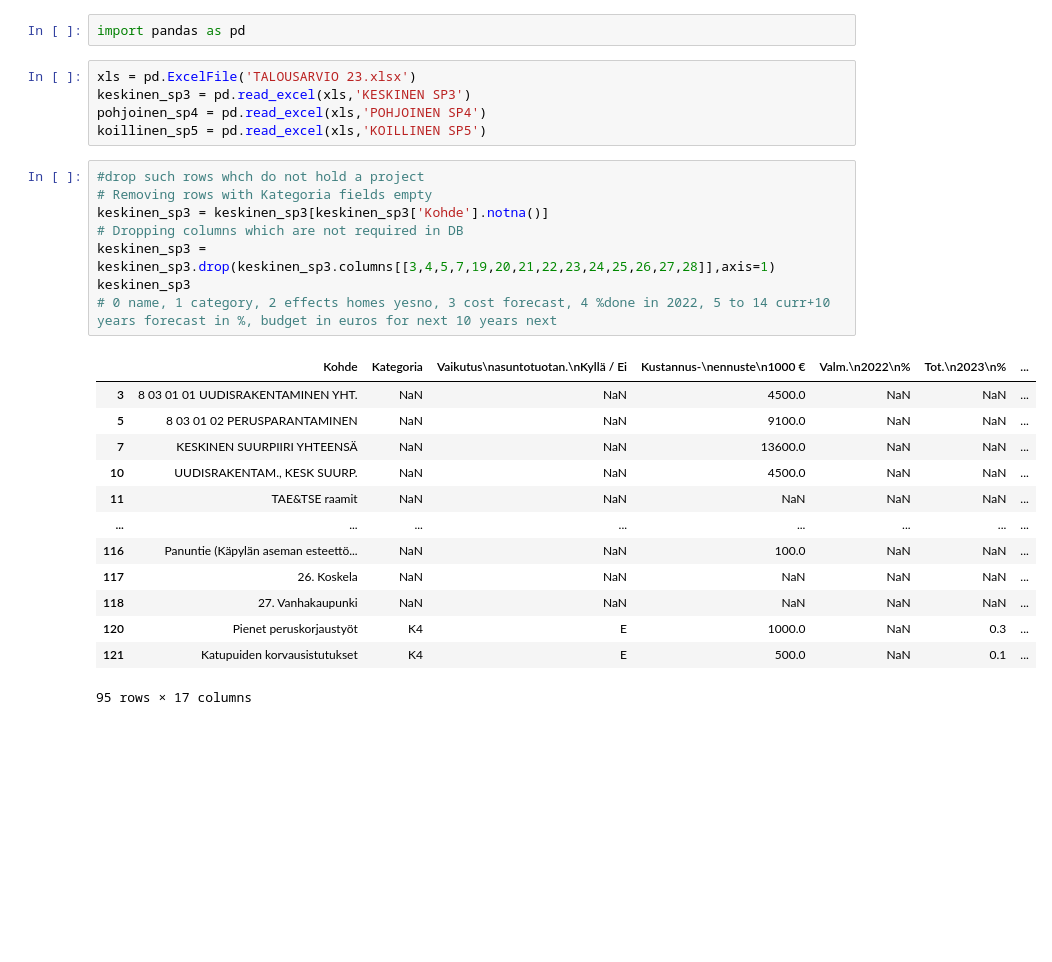
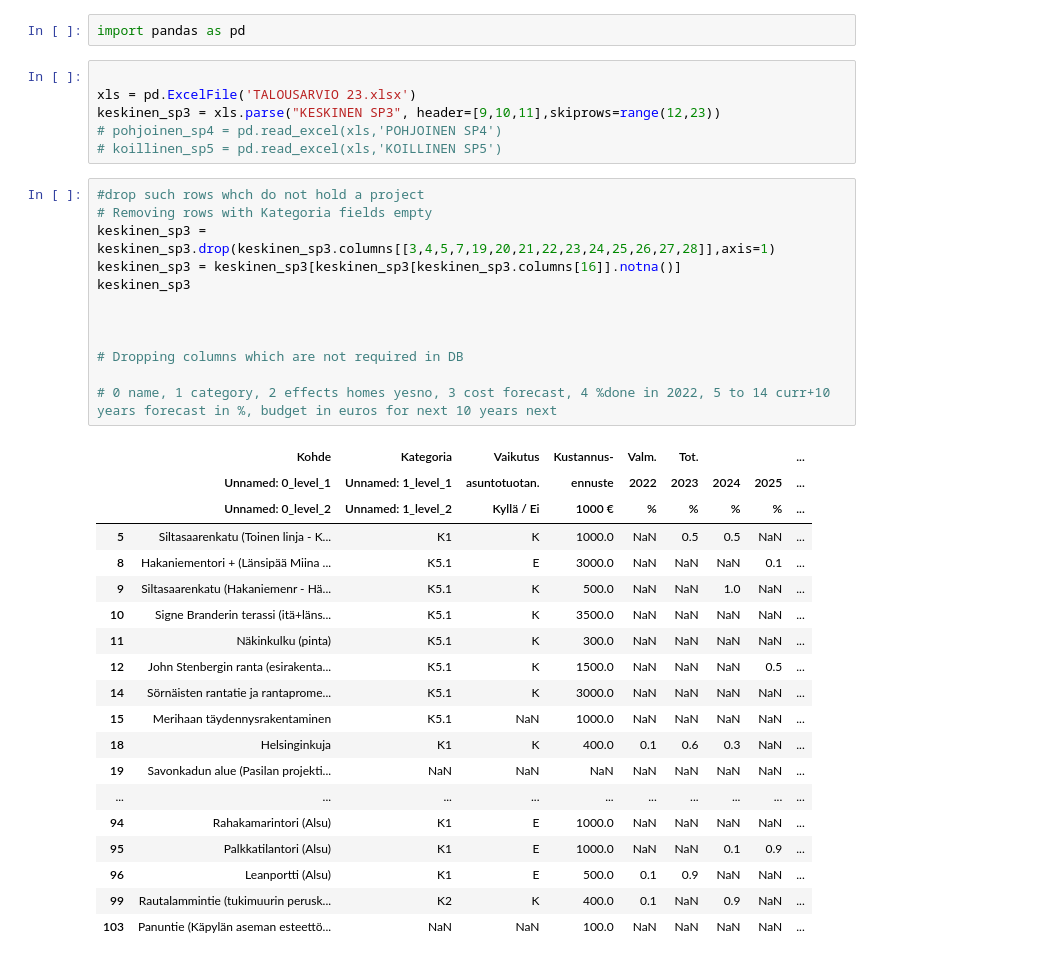
Before and after one commit to City-of-Helsinki/infraohjelmointi-api, a Jupyter notebook: infraohjelmointi_api/mock_data/script_test.ipynb, the cells around one changed output. Cells and saved outputs as stored; diff of their text form; blank space fills up the shorter version.

```diff
--- a/infraohjelmointi_api/mock_data/script_test.ipynb
+++ b/infraohjelmointi_api/mock_data/script_test.ipynb
@@ -1,29 +1,40 @@
 # %%
 import pandas as pd
 # %%
+
 xls = pd.ExcelFile('TALOUSARVIO 23.xlsx')
-keskinen_sp3 = pd.read_excel(xls,'KESKINEN SP3')
-pohjoinen_sp4 = pd.read_excel(xls,'POHJOINEN SP4')
-koillinen_sp5 = pd.read_excel(xls,'KOILLINEN SP5')
+keskinen_sp3 = xls.parse("KESKINEN SP3", header=[9,10,11],skiprows=range(12,23))
+# pohjoinen_sp4 = pd.read_excel(xls,'POHJOINEN SP4')
+# koillinen_sp5 = pd.read_excel(xls,'KOILLINEN SP5')
 # %%
 #drop such rows whch do not hold a project
 # Removing rows with Kategoria fields empty
-keskinen_sp3 = keskinen_sp3[keskinen_sp3['Kohde'].notna()]
+keskinen_sp3 = keskinen_sp3.drop(keskinen_sp3.columns[[3,4,5,7,19,20,21,22,23,24,25,26,27,28]],axis=1)
+keskinen_sp3 = keskinen_sp3[keskinen_sp3[keskinen_sp3.columns[16]].notna()]
+keskinen_sp3
+
+
+
 # Dropping columns which are not required in DB
-keskinen_sp3 = keskinen_sp3.drop(keskinen_sp3.columns[[3,4,5,7,19,20,21,22,23,24,25,26,27,28]],axis=1)
-keskinen_sp3
+
 # 0 name, 1 category, 2 effects homes yesno, 3 cost forecast, 4 %done in 2022, 5 to 14 curr+10 years forecast in %, budget in euros for next 10 years next
 # %% [output]
-|  | Kohde | Kategoria | Vaikutus\nasuntotuotan.\nKyllä / Ei | Kustannus-\nennuste\n1000 € | Valm.\n2022\n% | Tot.\n2023\n% | ... |
-| 3 | 8 03 01 01 UUDISRAKENTAMINEN YHT. | NaN | NaN | 4500.0 | NaN | NaN | ... |
-| 5 | 8 03 01 02 PERUSPARANTAMINEN | NaN | NaN | 9100.0 | NaN | NaN | ... |
-| 7 | KESKINEN SUURPIIRI YHTEENSÄ | NaN | NaN | 13600.0 | NaN | NaN | ... |
-| 10 | UUDISRAKENTAM., KESK SUURP. | NaN | NaN | 4500.0 | NaN | NaN | ... |
-| 11 | TAE&TSE raamit | NaN | NaN | NaN | NaN | NaN | ... |
-| ... | ... | ... | ... | ... | ... | ... | ... |
-| 116 | Panuntie (Käpylän aseman esteettö... | NaN | NaN | 100.0 | NaN | NaN | ... |
-| 117 | 26. Koskela | NaN | NaN | NaN | NaN | NaN | ... |
-| 118 | 27. Vanhakaupunki | NaN | NaN | NaN | NaN | NaN | ... |
-| 120 | Pienet peruskorjaustyöt | K4 | E | 1000.0 | NaN | 0.3 | ... |
-| 121 | Katupuiden korvausistutukset | K4 | E | 500.0 | NaN | 0.1 | ... |
+|  | Kohde | Kategoria | Vaikutus | Kustannus- | Valm. | Tot. |  |  | ... |
+|  | Unnamed: 0_level_1 | Unnamed: 1_level_1 | asuntotuotan. | ennuste | 2022 | 2023 | 2024 | 2025 | ... |
+|  | Unnamed: 0_level_2 | Unnamed: 1_level_2 | Kyllä / Ei | 1000 € | % | % | % | % | ... |
+| 5 | Siltasaarenkatu (Toinen linja - K... | K1 | K | 1000.0 | NaN | 0.5 | 0.5 | NaN | ... |
+| 8 | Hakaniementori + (Länsipää Miina ... | K5.1 | E | 3000.0 | NaN | NaN | NaN | 0.1 | ... |
+| 9 | Siltasaarenkatu (Hakaniemenr - Hä... | K5.1 | K | 500.0 | NaN | NaN | 1.0 | NaN | ... |
+| 10 | Signe Branderin terassi (itä+läns... | K5.1 | K | 3500.0 | NaN | NaN | NaN | NaN | ... |
+| 11 | Näkinkulku (pinta) | K5.1 | K | 300.0 | NaN | NaN | NaN | NaN | ... |
+| 12 | John Stenbergin ranta (esirakenta... | K5.1 | K | 1500.0 | NaN | NaN | NaN | 0.5 | ... |
+| 14 | Sörnäisten rantatie ja rantaprome... | K5.1 | K | 3000.0 | NaN | NaN | NaN | NaN | ... |
+| 15 | Merihaan täydennysrakentaminen | K5.1 | NaN | 1000.0 | NaN | NaN | NaN | NaN | ... |
+| 18 | Helsinginkuja | K1 | K | 400.0 | 0.1 | 0.6 | 0.3 | NaN | ... |
+| 19 | Savonkadun alue (Pasilan projekti... | NaN | NaN | NaN | NaN | NaN | NaN | NaN | ... |
+| ... | ... | ... | ... | ... | ... | ... | ... | ... | ... |
+| 94 | Rahakamarintori (Alsu) | K1 | E | 1000.0 | NaN | NaN | NaN | NaN | ... |
+| 95 | Palkkatilantori (Alsu) | K1 | E | 1000.0 | NaN | NaN | 0.1 | 0.9 | ... |
+| 96 | Leanportti (Alsu) | K1 | E | 500.0 | 0.1 | 0.9 | NaN | NaN | ... |
+| 99 | Rautalammintie (tukimuurin perusk... | K2 | K | 400.0 | 0.1 | NaN | 0.9 | NaN | ... |
+| 103 | Panuntie (Käpylän aseman esteettö... | NaN | NaN | 100.0 | NaN | NaN | NaN | NaN | ... |
-95 rows × 17 columns
```
Also changed, not shown: 1 other file.
